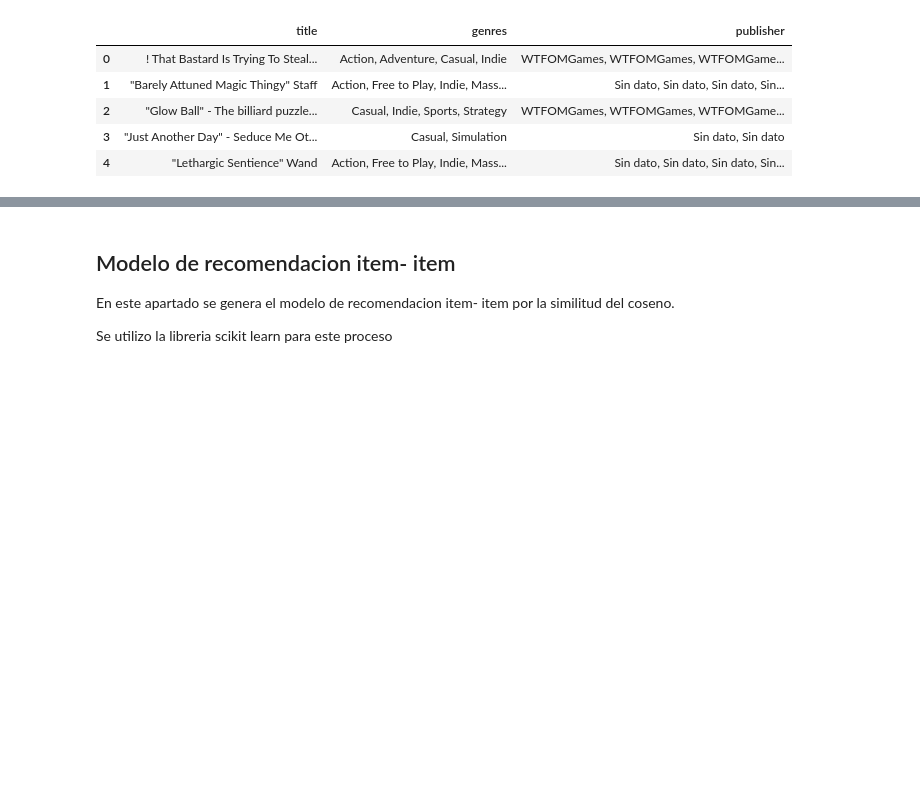
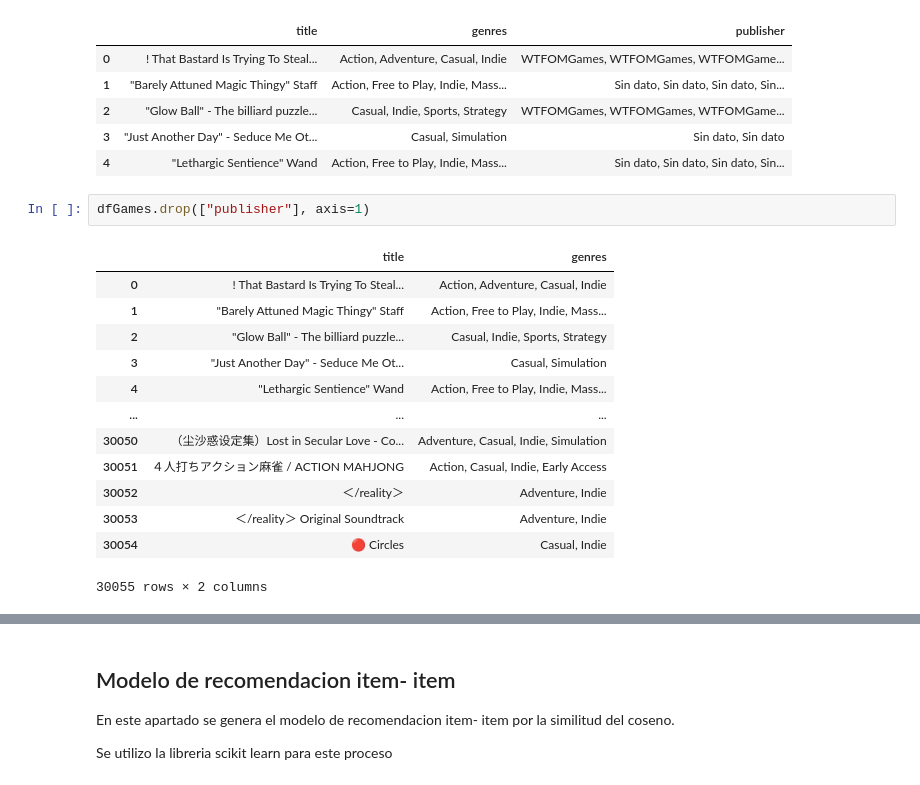
Before and after one commit to ReneSebastianJoo/API-de-Info-de-videojuegos-en-STEAM, a Jupyter notebook: modeloML.ipynb, the cells around one changed output, grey strips where cells are left out. Drawn from its saved outputs; the diff is of its cells as text; blank space fills up the shorter version.

```diff
--- a/modeloML.ipynb
+++ b/modeloML.ipynb
@@ -82,4 +82,20 @@ dfGames.head()
 | 2 | "Glow Ball" - The billiard puzzle... | Casual, Indie, Sports, Strategy | WTFOMGames, WTFOMGames, WTFOMGame... |
 | 3 | "Just Another Day" - Seduce Me Ot... | Casual, Simulation | Sin dato, Sin dato |
 | 4 | "Lethargic Sentience" Wand | Action, Free to Play, Indie, Mass... | Sin dato, Sin dato, Sin dato, Sin... |
+# %%
+dfGames.drop(["publisher"], axis=1)
+# %% [output]
+|  | title | genres |
+| 0 | ! That Bastard Is Trying To Steal... | Action, Adventure, Casual, Indie |
+| 1 | "Barely Attuned Magic Thingy" Staff | Action, Free to Play, Indie, Mass... |
+| 2 | "Glow Ball" - The billiard puzzle... | Casual, Indie, Sports, Strategy |
+| 3 | "Just Another Day" - Seduce Me Ot... | Casual, Simulation |
+| 4 | "Lethargic Sentience" Wand | Action, Free to Play, Indie, Mass... |
+| ... | ... | ... |
+| 30050 | （尘沙惑设定集）Lost in Secular Love - Co... | Adventure, Casual, Indie, Simulation |
+| 30051 | ４人打ちアクション麻雀 / ACTION MAHJONG | Action, Casual, Indie, Early Access |
+| 30052 | ＜/reality＞ | Adventure, Indie |
+| 30053 | ＜/reality＞ Original Soundtrack | Adventure, Indie |
+| 30054 | 🔴 Circles | Casual, Indie |
+30055 rows × 2 columns
 # %%
```
Also changed, not shown: parts of 5 cells of this notebook, 2 other files.
